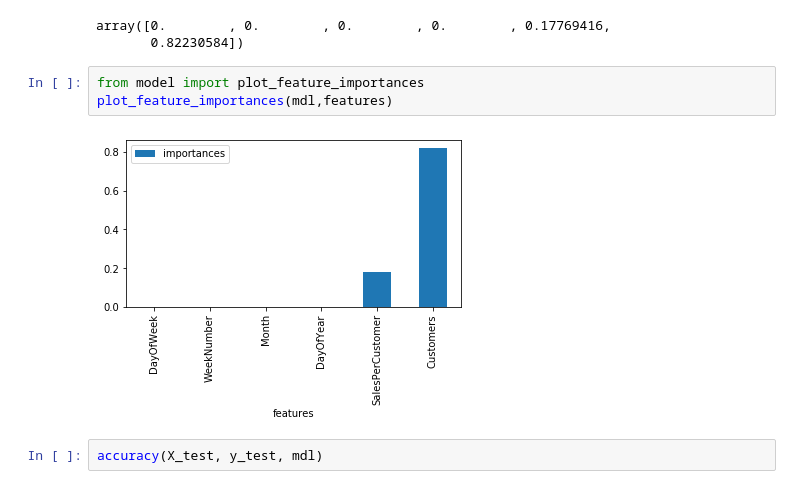
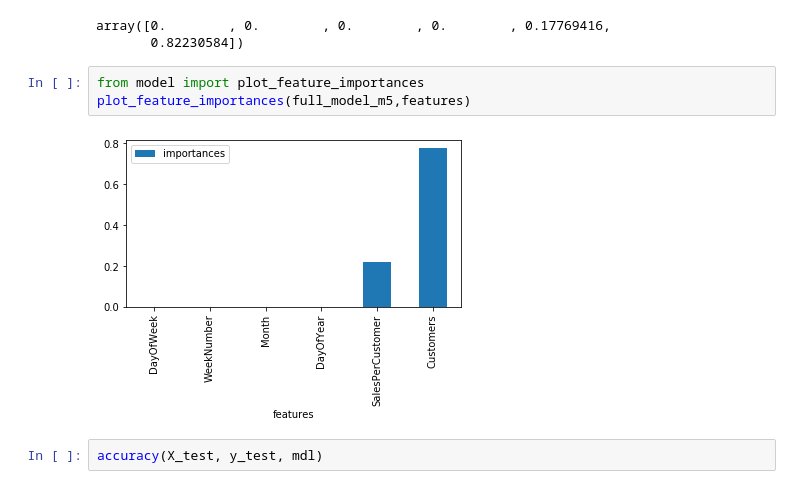
Before and after one commit to L-theorist/minicomp-rossman, a Jupyter notebook: Rossman.ipynb, the cells around one changed output. Cells and saved outputs as stored; diff of their text form.

```diff
--- a/Rossman.ipynb
+++ b/Rossman.ipynb
@@ -130,9 +130,9 @@ array([0.        , 0.        , 0.        , 0.        , 0.17769416,
        0.82230584])
 # %%
 from model import plot_feature_importances
-plot_feature_importances(mdl,features)
+plot_feature_importances(full_model_m5,features)
 # %% [output]
-[figure, old version]
+[figure, new version]
 # %%
 accuracy(X_test, y_test, mdl)
 # %% [output]
```
Also changed, not shown: 1 other file.
